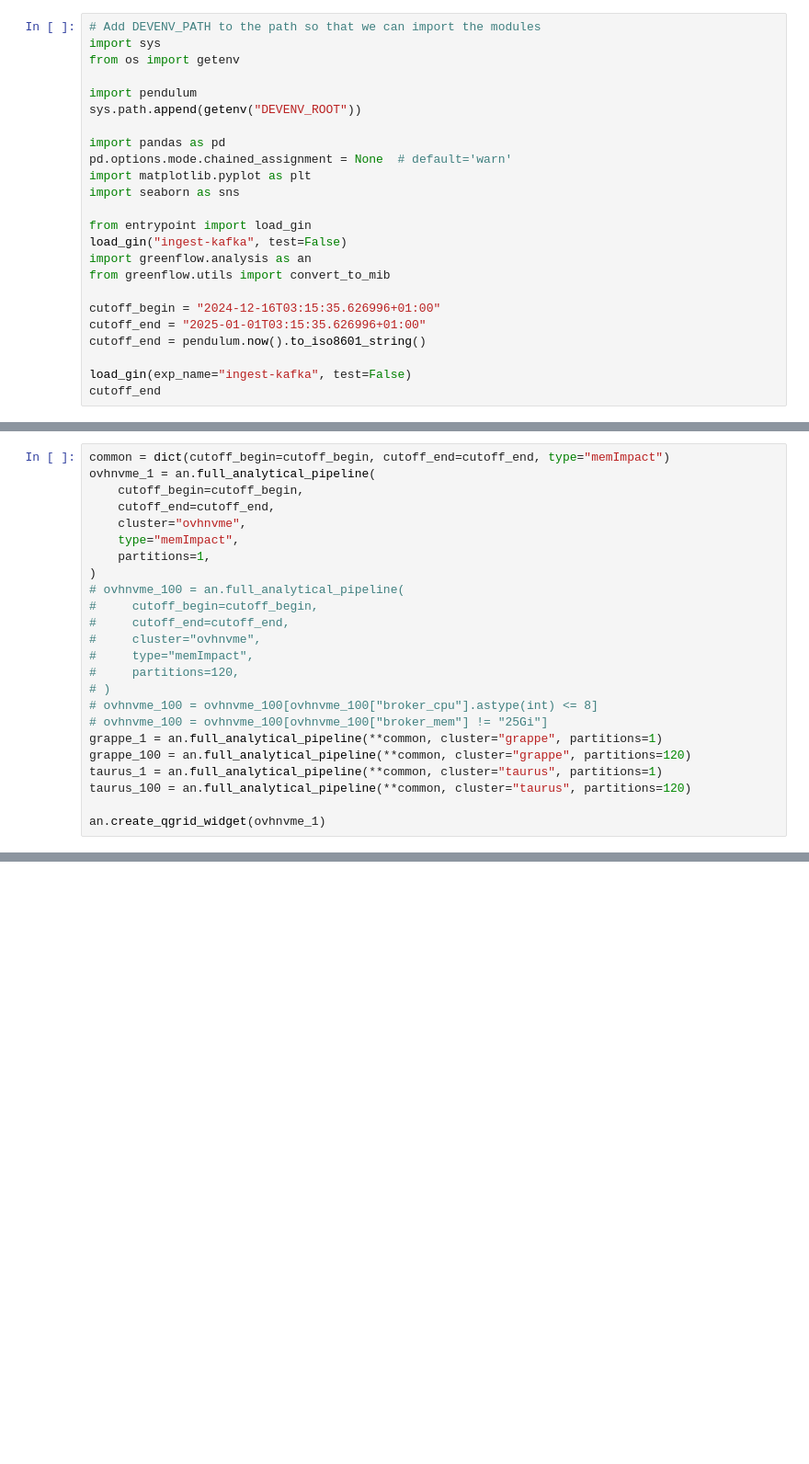
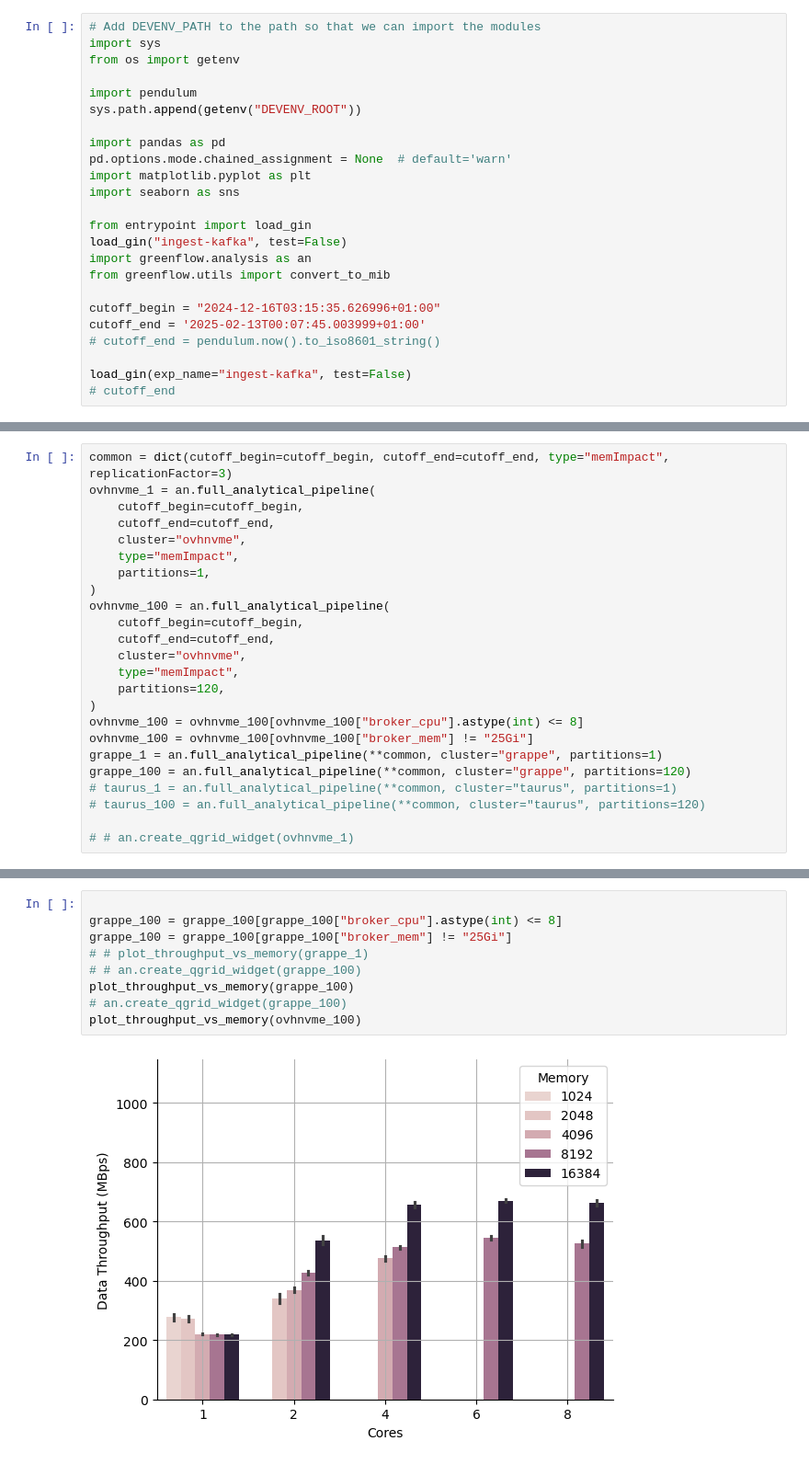
Before and after one commit to stream-energy/greenflow, a Jupyter notebook: plots/1-cpu-mem-tput.ipynb, the cells around one changed output, grey strips where cells are left out. Shown at 92% size. Cells and saved outputs as stored; diff of their text form; blank space fills up the shorter version.

```diff
--- a/plots/1-cpu-mem-tput.ipynb
+++ b/plots/1-cpu-mem-tput.ipynb
@@ -17,11 +17,11 @@ import greenflow.analysis as an
 from greenflow.utils import convert_to_mib
 
 cutoff_begin = "2024-12-16T03:15:35.626996+01:00"
-cutoff_end = "2025-01-01T03:15:35.626996+01:00"
-cutoff_end = pendulum.now().to_iso8601_string()
+cutoff_end = '2025-02-13T00:07:45.003999+01:00'
+# cutoff_end = pendulum.now().to_iso8601_string()
 
 load_gin(exp_name="ingest-kafka", test=False)
-cutoff_end
+# cutoff_end
 # %% [output]
 [WARNING]: failed to patch stdout/stderr for fork-safety: 'OutStream' object
 has no attribute 'buffer'
@@ -65,6 +68,6 @@ def plot_throughput_vs_memory(enriched_data: pd.DataFrame):
     plt.show()
 # %%
-common = dict(cutoff_begin=cutoff_begin, cutoff_end=cutoff_end, type="memImpact")
+common = dict(cutoff_begin=cutoff_begin, cutoff_end=cutoff_end, type="memImpact", replicationFactor=3)
 ovhnvme_1 = an.full_analytical_pipeline(
     cutoff_begin=cutoff_begin,
     cutoff_end=cutoff_end,
@@ -72,19 +75,19 @@ ovhnvme_1 = an.full_analytical_pipeline(
     type="memImpact",
     partitions=1,
 )
-# ovhnvme_100 = an.full_analytical_pipeline(
-#     cutoff_begin=cutoff_begin,
-#     cutoff_end=cutoff_end,
-#     cluster="ovhnvme",
-#     type="memImpact",
-#     partitions=120,
-# )
-# ovhnvme_100 = ovhnvme_100[ovhnvme_100["broker_cpu"].astype(int) <= 8]
-# ovhnvme_100 = ovhnvme_100[ovhnvme_100["broker_mem"] != "25Gi"]
+ovhnvme_100 = an.full_analytical_pipeline(
+    cutoff_begin=cutoff_begin,
+    cutoff_end=cutoff_end,
+    cluster="ovhnvme",
+    type="memImpact",
+    partitions=120,
+)
+ovhnvme_100 = ovhnvme_100[ovhnvme_100["broker_cpu"].astype(int) <= 8]
+ovhnvme_100 = ovhnvme_100[ovhnvme_100["broker_mem"] != "25Gi"]
 grappe_1 = an.full_analytical_pipeline(**common, cluster="grappe", partitions=1)
 grappe_100 = an.full_analytical_pipeline(**common, cluster="grappe", partitions=120)
-taurus_1 = an.full_analytical_pipeline(**common, cluster="taurus", partitions=1)
-taurus_100 = an.full_analytical_pipeline(**common, cluster="taurus", partitions=120)
+# taurus_1 = an.full_analytical_pipeline(**common, cluster="taurus", partitions=1)
+# taurus_100 = an.full_analytical_pipeline(**common, cluster="taurus", partitions=120)
 
-an.create_qgrid_widget(ovhnvme_1)
+# # an.create_qgrid_widget(ovhnvme_1)
 # %% [output]
@@ -109,0 +105,11 @@ plot_throughput_vs_memory(taurus_100)
+# %%
+
+grappe_100 = grappe_100[grappe_100["broker_cpu"].astype(int) <= 8]
+grappe_100 = grappe_100[grappe_100["broker_mem"] != "25Gi"]
+# # plot_throughput_vs_memory(grappe_1)
+# # an.create_qgrid_widget(grappe_100)
+plot_throughput_vs_memory(grappe_100)
+# an.create_qgrid_widget(grappe_100)
+plot_throughput_vs_memory(ovhnvme_100)
+# %% [output]
+[figure, added]
```
Also changed, not shown: parts of 8 cells of this notebook, 9 other files.
